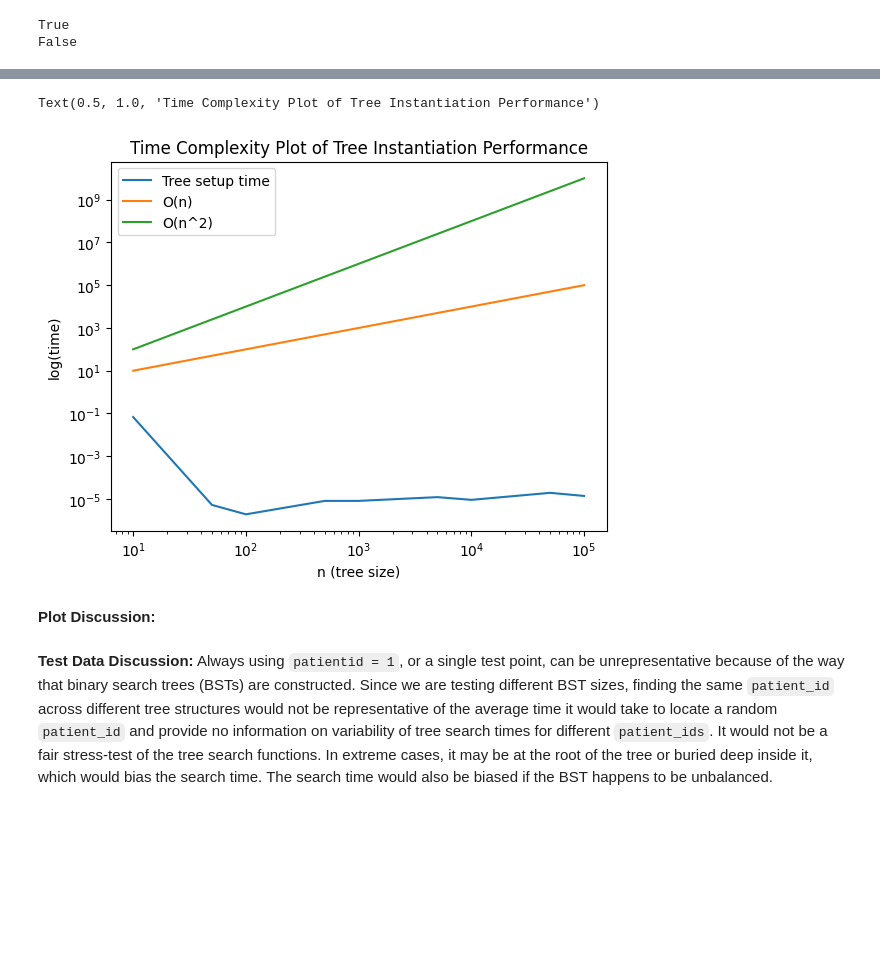
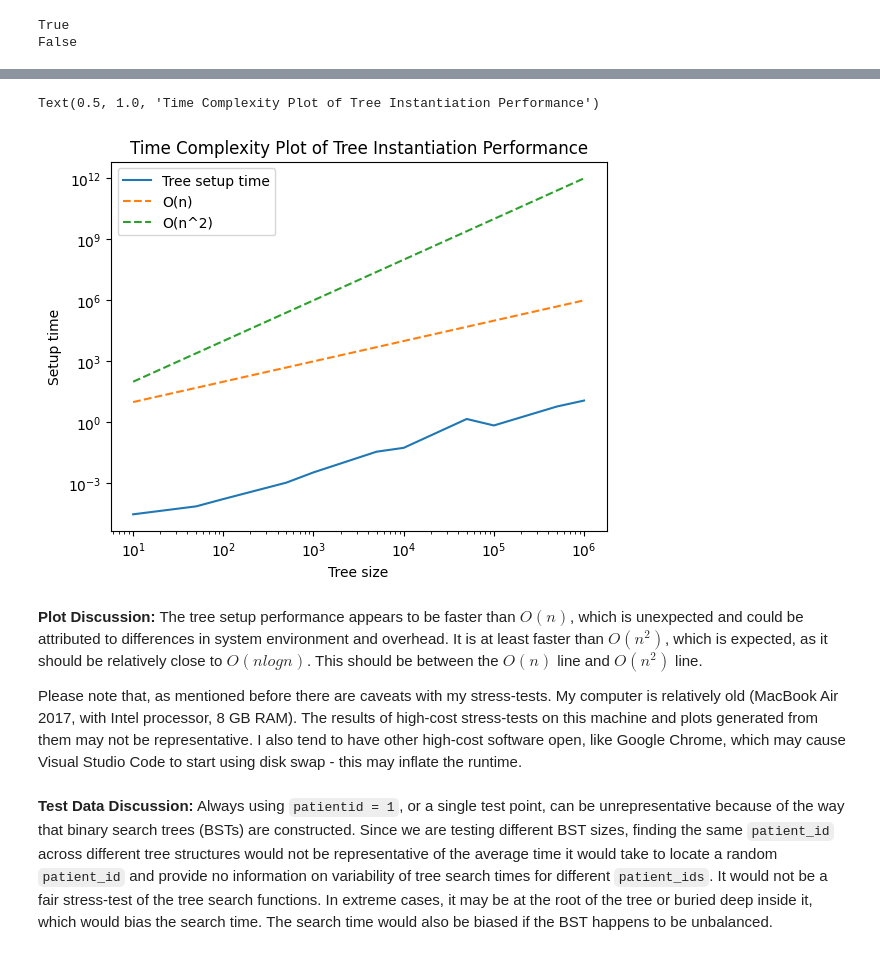
Before and after one commit to kevinwjin/cbb634, a Jupyter notebook: pset_2/exercise_3.ipynb, the cells around one changed output, grey strips where cells are left out. Drawn from its saved outputs; the diff is of its cells as text; code cells hidden in the pictures; blank space fills up the shorter version.

```diff
--- a/pset_2/exercise_3.ipynb
+++ b/pset_2/exercise_3.ipynb
@@ -123,32 +126,33 @@ Text(0, 0.5, 'log(time)')
 # %%
 # Analyze time complexity for tree instantiation
-tree_sizes = [10, 50, 100, 500, 1000, 5000, 10000, 50000, 100000]
+tree_sizes = [10, 50, 100, 500, 1000, 5000, 10000, 50000, 100000, 500000, 1000000]
 setup_times = []
 
 for tree_size in tree_sizes:
-    patient_data = [(random.randint(1, tree_size * 10), f"Data_{i}") for i in range(tree_size)]
-    start_time = time.time()
+    patient_ids = [(random.randint(1, tree_size * 10)) for i in range(tree_size)]
     tree = Tree()
-    for patient_id, data in patient_data:
-       tree.add(patient_id, data)
-    setup_times.append(time.time() - start_time)
 
-# Calculate O(n) and O(n^2) for defined tree sizes
-o_n = [n for n in tree_sizes]
-o_n_squared = [n**2 for n in tree_sizes]
+    start_time = time.perf_counter()
+    for patient_id in patient_ids:
+       tree.add(patient_id, f"Data_{patient_id}")
+    end_time = time.perf_counter()
+
+    setup_times.append(end_time - start_time)
 # %%
 # Plot time complexity for tree instantiation
 plot = sns.lineplot(x = tree_sizes, y = setup_times, label = "Tree setup time")
+sns.lineplot(x = tree_sizes, y = [tree_size for tree_size in tree_sizes], label = "O(n)", linestyle = "--", ax = plot)
+sns.lineplot(x = tree_sizes, y = [tree_size**2 for tree_size in tree_sizes], label = "O(n^2)", linestyle = "--", ax = plot)
 plot.set(xscale = "log", yscale = "log")
-sns.lineplot(x = tree_sizes, y = o_n, label = "O(n)", ax = plot)
-sns.lineplot(x = tree_sizes, y = o_n_squared, label = "O(n^2)", ax = plot)
-plot.set_xlabel("n (tree size)")
-plot.set_ylabel("log(time)")
+plot.set_xlabel("Tree size")
+plot.set_ylabel("Setup time")
 plot.set_title("Time Complexity Plot of Tree Instantiation Performance")
 # %% [output]
 Text(0.5, 1.0, 'Time Complexity Plot of Tree Instantiation Performance')
-[figure, old version]
+[figure, new version]
-# %% [markdown]
-**Plot Discussion:**
+# %% [markdown]
+**Plot Discussion:** The tree setup performance appears to be faster than $O(n)$, which is unexpected and could be attributed to differences in system environment and overhead. It is at least faster than $O(n^2)$, which is expected, as it should be relatively close to $O(nlogn)$. This should be between the $O(n)$ line and $O(n^2)$ line.
+
+Please note that, as mentioned before there are caveats with my stress-tests. My computer is relatively old (MacBook Air 2017, with Intel processor, 8 GB RAM). The results of high-cost stress-tests on this machine and plots generated from them may not be representative. I also tend to have other high-cost software open, like Google Chrome, which may cause Visual Studio Code to start using disk swap - this may inflate the runtime.
 # %% [markdown]
 **Test Data Discussion:** Always using `patientid = 1`, or a single test point, can be unrepresentative because of the way that binary search trees (BSTs) are constructed. Since we are testing different BST sizes, finding the same `patient_id` across different tree structures would not be representative of the average time it would take to locate a random `patient_id` and provide no information on variability of tree search times for different `patient_ids`. It would not be a fair stress-test of the tree search functions. In extreme cases, it may be at the root of the tree or buried deep inside it, which would bias the search time. The search time would also be biased if the BST happens to be unbalanced.
```
Also changed, not shown: parts of 3 cells of this notebook.
